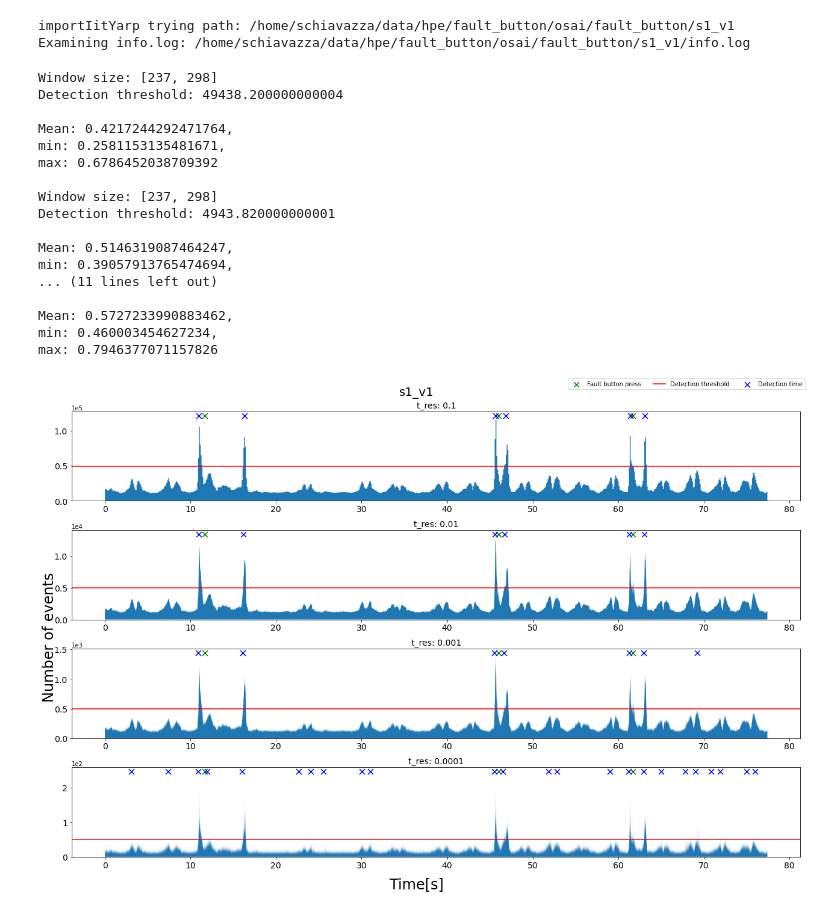
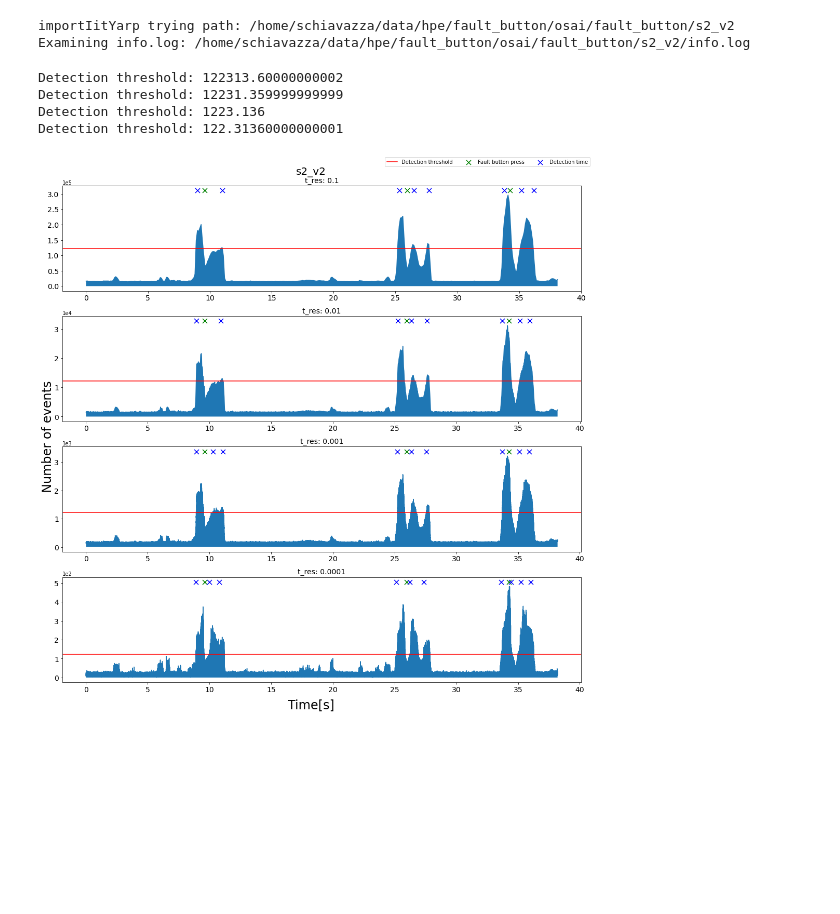
Before and after one commit to event-driven-robotics/EDPR-APRIL, a Jupyter notebook: fault_button/eventrate_test/detection_latency.ipynb, the cells around one changed output. Saved outputs shown, nothing was run; the diff lists cells and outputs as text; code cells hidden in the pictures; blank space fills up the shorter version.

Commit message:
test on multiple sequences

```diff
--- a/fault_button/eventrate_test/detection_latency.ipynb
+++ b/fault_button/eventrate_test/detection_latency.ipynb
@@ -10,7 +11,9 @@ import src.utils as utils
 from bimvee.importIitYarp import importIitYarp
 # %%
 ## import data
-sequence_name = "s1_v1"
+# sequence_name = "button4"
+# path = os.path.join("/home/schiavazza/data/hpe/fault_button/binary/long", sequence_name)
+sequence_name = "s26_v2"
 path = os.path.join("/home/schiavazza/data/hpe/fault_button/osai/fault_button", sequence_name)
 
 try:
@@ -20,8 +23,8 @@ except Exception as e:
     print(e)
     exit
 # %% [output]
-importIitYarp trying path: /home/schiavazza/data/hpe/fault_button/osai/fault_button/s1_v1
-Examining info.log: /home/schiavazza/data/hpe/fault_button/osai/fault_button/s1_v1/info.log
+importIitYarp trying path: /home/schiavazza/data/hpe/fault_button/osai/fault_button/s2_v2
+Examining info.log: /home/schiavazza/data/hpe/fault_button/osai/fault_button/s2_v2/info.log
 # %%
 with open(path + "/positions.csv", newline='') as csvfile:
     positions = np.loadtxt(csvfile)
@@ -39,10 +42,10 @@ roi_edge = [
     positions[1, [1, 3]].sum() / 2
 ]
 # %%
-scale = 0.8
+scale = 1.0
 # dataset_tres_ls = [0.1, 0.01, 0.001, 0.0002, 0.0001]
-dataset_tres_ls = [10**(-x) for x in range(1, 5)]
-base_thresh = 7
+dataset_tres_ls = [10**(-x) for x in np.linspace(1, 4, 4)]
+base_thresh = 12
 t_start = 0
 t_end = np.inf
 press_timing = press_timing[
@@ -50,64 +53,58 @@ press_timing = press_timing[
                    press_timing[:, 0] < t_end)
 ]
 
-fig, axs = plt.subplots(len(dataset_tres_ls), 1, figsize=(18, 12))
+fig, axs = plt.subplots(len(dataset_tres_ls), 1, figsize=(15, 15))
 
 mean_differences = []
 n_detections = []
 
+# scale controlls the radius scale
+roi = utils.get_roi(roi_center, roi_edge, scale=scale)
+roi[0] = np.clip(roi[0], 0, 640) # hardcoded img resolution
+roi[1] = np.clip(roi[1], 0, 480)
+
+ts_filt, window_size = utils.get_events_roi(events, roi)
+
 for ax, dataset_tres in zip(axs, dataset_tres_ls):
 
-     # scale controlls the radius scale
-    roi = utils.get_roi(roi_center, roi_edge, scale=scale)
-    roi[0] = np.clip(roi[0], 0, 640) # hardcoded img resolution
-    roi[1] = np.clip(roi[1], 0, 480)
-
-    ts_filt, window_size = utils.get_events_roi(events, roi)
-
-    h, bins, _ = utils.plot_hist(ax, ts_filt, dataset_tres, t_start=t_start, t_end=t_end)
+    # plot the histogrm, it is faster to use line plot
+    h, bins = utils.get_hist(ts_filt, dataset_tres, t_start=t_start, t_end=t_end)
+    ax.plot(bins[:-1], h)
+    ax.fill_between(bins[:-1], h)
     # get y val for markers to be on the top of the plot
     plt_y_lim = ax.get_ylim()
     v = plt_y_lim[1]
 
-    detection_thresh = (base_thresh * dataset_tres) * (window_size[0] * window_size[1])
+    # scale the threshold depending on the time resolution and roi dimension
+    detection_thresh = utils.get_threshold(base_thresh, dataset_tres, window_size, scale)
+    print(f"Detection threshold: {detection_thresh}")
+    ax.axhline(y=detection_thresh, color='red', label="Detection threshold")
 
-    utils.plot_press_times(ax, press_timing, yval=v)
-    detection_times = utils.plot_detections(ax, h, detection_thresh, bins, dataset_tres, yval=v)
+
+    ax.scatter(press_timing[:, 0], [v for x in press_timing[:, 0]], marker="x", c="green", label="Fault button press", s=80)
+    detection_times = utils.get_detections(h, detection_thresh, bins, dataset_tres)
+    ax.scatter(detection_times, [v for x in detection_times], marker="x", c="blue", label="Detection time", s=80)
+
 
     ax.ticklabel_format(axis="y", style="sci", scilimits=(0,0))
     ax.tick_params(labelsize=14)
     ax.set_title(f"t_res: {dataset_tres}", fontsize=14)
 
     differences = utils.measure_time_difference(detection_times, press_timing)
     mean_differences.append(np.mean(differences))
     n_detections.append(len(detection_times) - len(press_timing))
-    print(f"\nMean: {np.mean(differences)},\nmin: {np.min(differences)},\nmax: {np.max(differences)}\n")
-
 
 fig.suptitle(sequence_name, fontsize=20)
 fig.supxlabel("Time[s]", fontsize=24)
 fig.supylabel("Number of events", fontsize=24)
 
 lines, labels = fig.axes[-1].get_legend_handles_labels()
 plt.figlegend(lines,labels, ncol=3)
 
 fig.tight_layout()
 # %% [output]
-Window size: [237, 298]
-Detection threshold: 49438.200000000004
-
-Mean: 0.4217244292471764,
-min: 0.2581153135481671,
-max: 0.6786452038709392
-
-Window size: [237, 298]
-Detection threshold: 4943.820000000001
-
-Mean: 0.5146319087464247,
-min: 0.39057913765474694,
-... (11 lines left out)
-
-Mean: 0.5727233990883462,
-min: 0.460003454627234,
-max: 0.7946377071157826
+Detection threshold: 122313.60000000002
+Detection threshold: 12231.359999999999
+Detection threshold: 1223.136
+Detection threshold: 122.31360000000001
-[figure, old version]
+[figure, new version]
```
Also changed, not shown: parts of 5 cells of this notebook, 4 other files.
